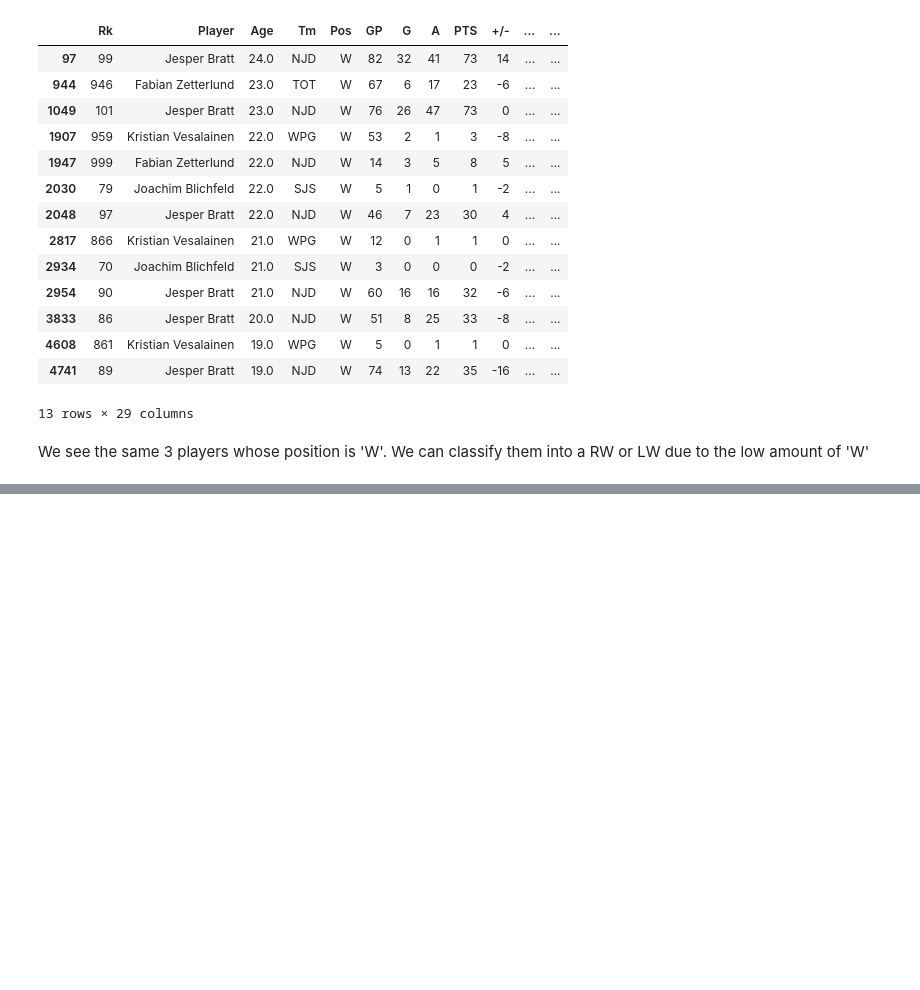
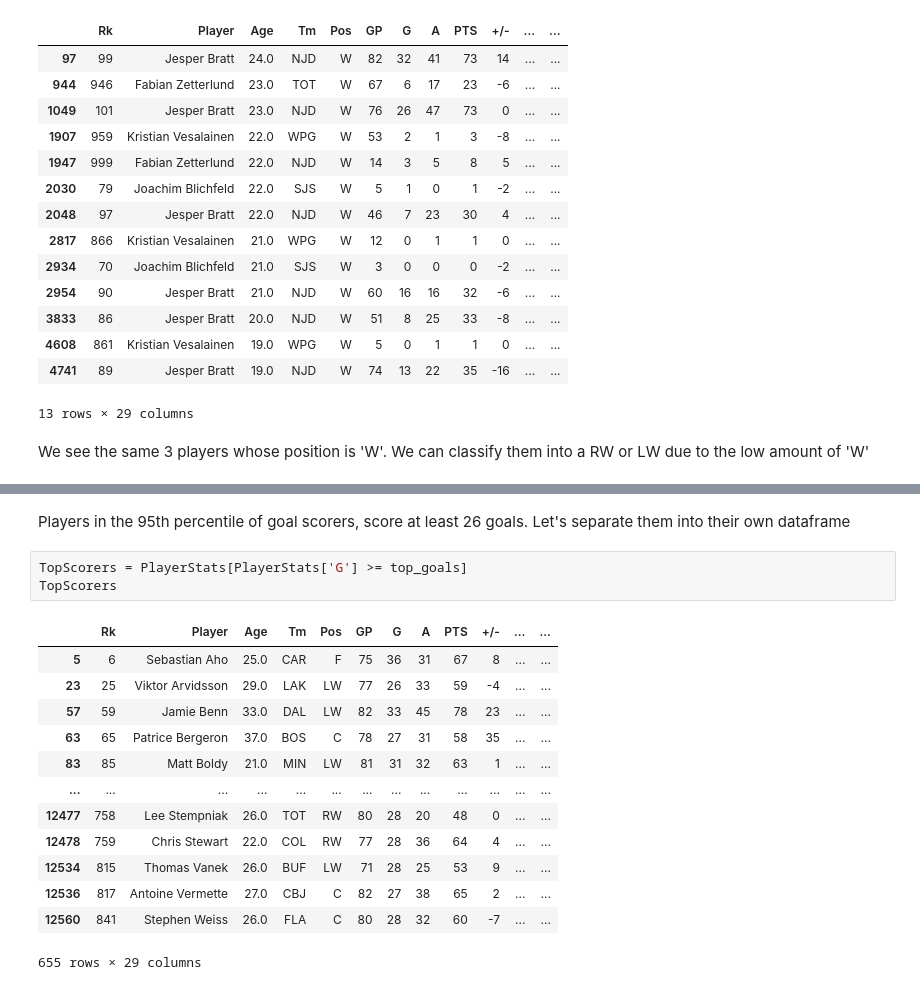
Before and after one commit to lukekerwin/DS-320_Project, a Jupyter notebook: Player Data/PlayerData_Cleaning.ipynb, the cells around one changed output, grey strips where cells are left out. Saved outputs shown, nothing was run; the diff lists cells and outputs as text; blank space fills up the shorter version.

```diff
--- a/Player Data/PlayerData_Cleaning.ipynb
+++ b/Player Data/PlayerData_Cleaning.ipynb
@@ -372,0 +424,19 @@ We see the same 3 players whose position is 'W'. We can classify them into a RW
+# %% [markdown]
+Players in the 95th percentile of goal scorers, score at least 26 goals. Let's separate them into their own dataframe
+# %%
+TopScorers = PlayerStats[PlayerStats['G'] >= top_goals]
+TopScorers
+# %% [output]
+|  | Rk | Player | Age | Tm | Pos | GP | G | A | PTS | +/- | ... | ... |
+| 5 | 6 | Sebastian Aho | 25.0 | CAR | F | 75 | 36 | 31 | 67 | 8 | ... | ... |
+| 23 | 25 | Viktor Arvidsson | 29.0 | LAK | LW | 77 | 26 | 33 | 59 | -4 | ... | ... |
+| 57 | 59 | Jamie Benn | 33.0 | DAL | LW | 82 | 33 | 45 | 78 | 23 | ... | ... |
+| 63 | 65 | Patrice Bergeron | 37.0 | BOS | C | 78 | 27 | 31 | 58 | 35 | ... | ... |
+| 83 | 85 | Matt Boldy | 21.0 | MIN | LW | 81 | 31 | 32 | 63 | 1 | ... | ... |
+| ... | ... | ... | ... | ... | ... | ... | ... | ... | ... | ... | ... | ... |
+| 12477 | 758 | Lee Stempniak | 26.0 | TOT | RW | 80 | 28 | 20 | 48 | 0 | ... | ... |
+| 12478 | 759 | Chris Stewart | 22.0 | COL | RW | 77 | 28 | 36 | 64 | 4 | ... | ... |
+| 12534 | 815 | Thomas Vanek | 26.0 | BUF | LW | 71 | 28 | 25 | 53 | 9 | ... | ... |
+| 12536 | 817 | Antoine Vermette | 27.0 | CBJ | C | 82 | 27 | 38 | 65 | 2 | ... | ... |
+| 12560 | 841 | Stephen Weiss | 26.0 | FLA | C | 80 | 28 | 32 | 60 | -7 | ... | ... |
+655 rows × 29 columns
```
Also changed, not shown: parts of 9 cells of this notebook.
